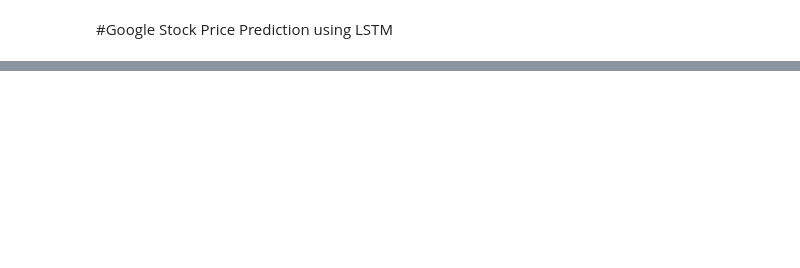
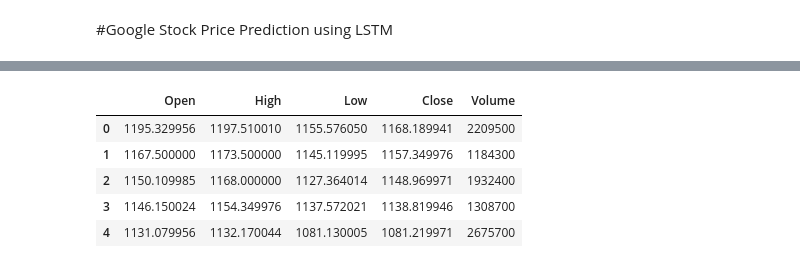
Before and after one commit to omer770/google_stock_price_prediction, a Jupyter notebook: Google_stock_price_detection.ipynb, the cells around one changed output, grey strips where cells are left out. Saved outputs shown, nothing was run; the diff lists cells and outputs as text; code cells hidden in the pictures; blank space fills up the shorter version.

```diff
--- a/Google_stock_price_detection.ipynb
+++ b/Google_stock_price_detection.ipynb
@@ -164,0 +159,16 @@ Epoch 3535/10000
+# %%
+data_training = data[data['Date']<'2019-01-01'].copy()
+data_test = data[data['Date']>='2019-01-01'].copy()
+# %%
+past_60_days = pd.DataFrame(data_training.tail(60))
+# %%
+df = past_60_days.append(data_test, ignore_index = True)
+df = df.drop(['Date', 'Adj Close'], axis = 1)
+df.head()
+# %% [output]
+|  | Open | High | Low | Close | Volume |
+| 0 | 1195.329956 | 1197.510010 | 1155.576050 | 1168.189941 | 2209500 |
+| 1 | 1167.500000 | 1173.500000 | 1145.119995 | 1157.349976 | 1184300 |
+| 2 | 1150.109985 | 1168.000000 | 1127.364014 | 1148.969971 | 1932400 |
+| 3 | 1146.150024 | 1154.349976 | 1137.572021 | 1138.819946 | 1308700 |
+| 4 | 1131.079956 | 1132.170044 | 1081.130005 | 1081.219971 | 2675700 |
```
Also changed, not shown: parts of 44 cells of this notebook.
